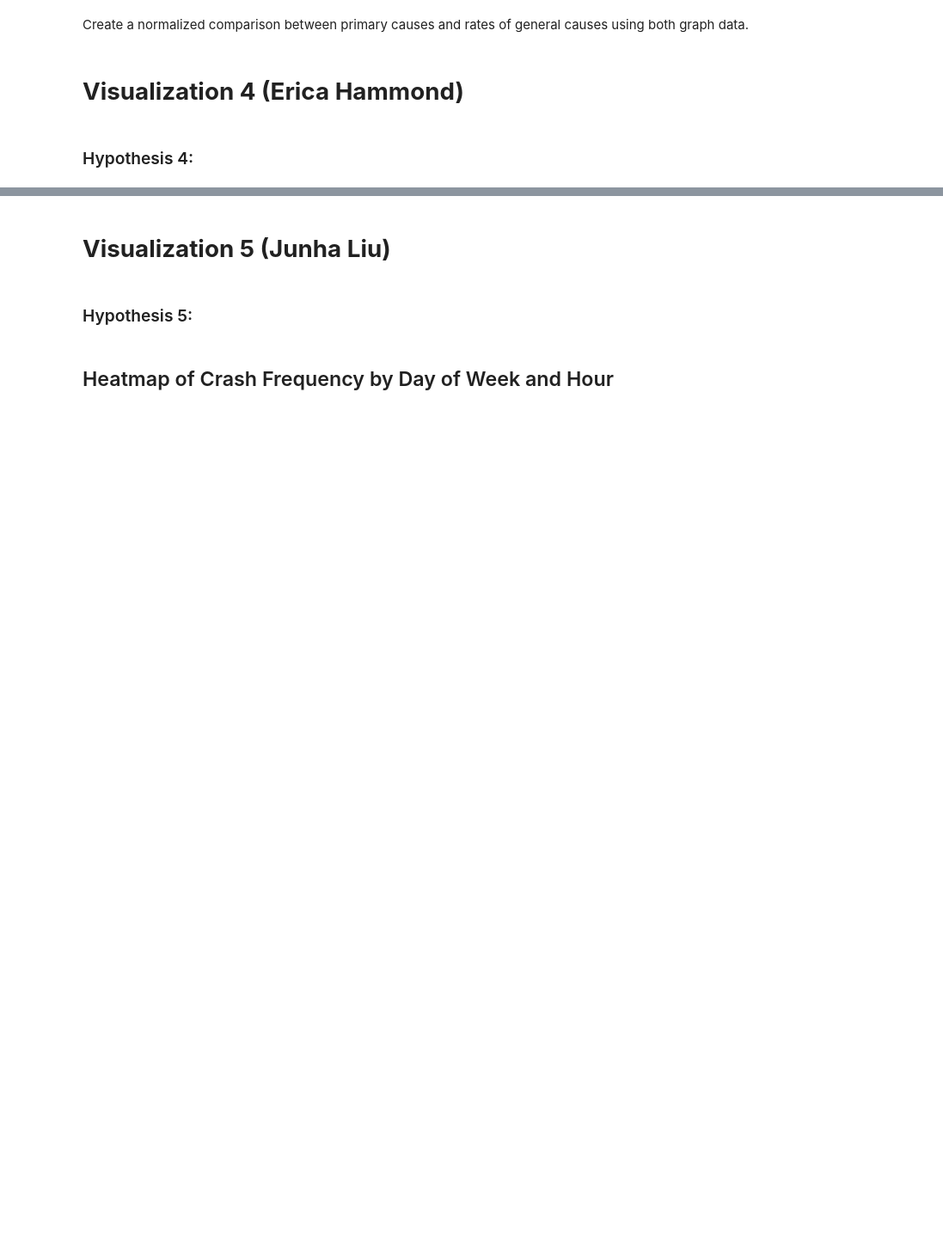
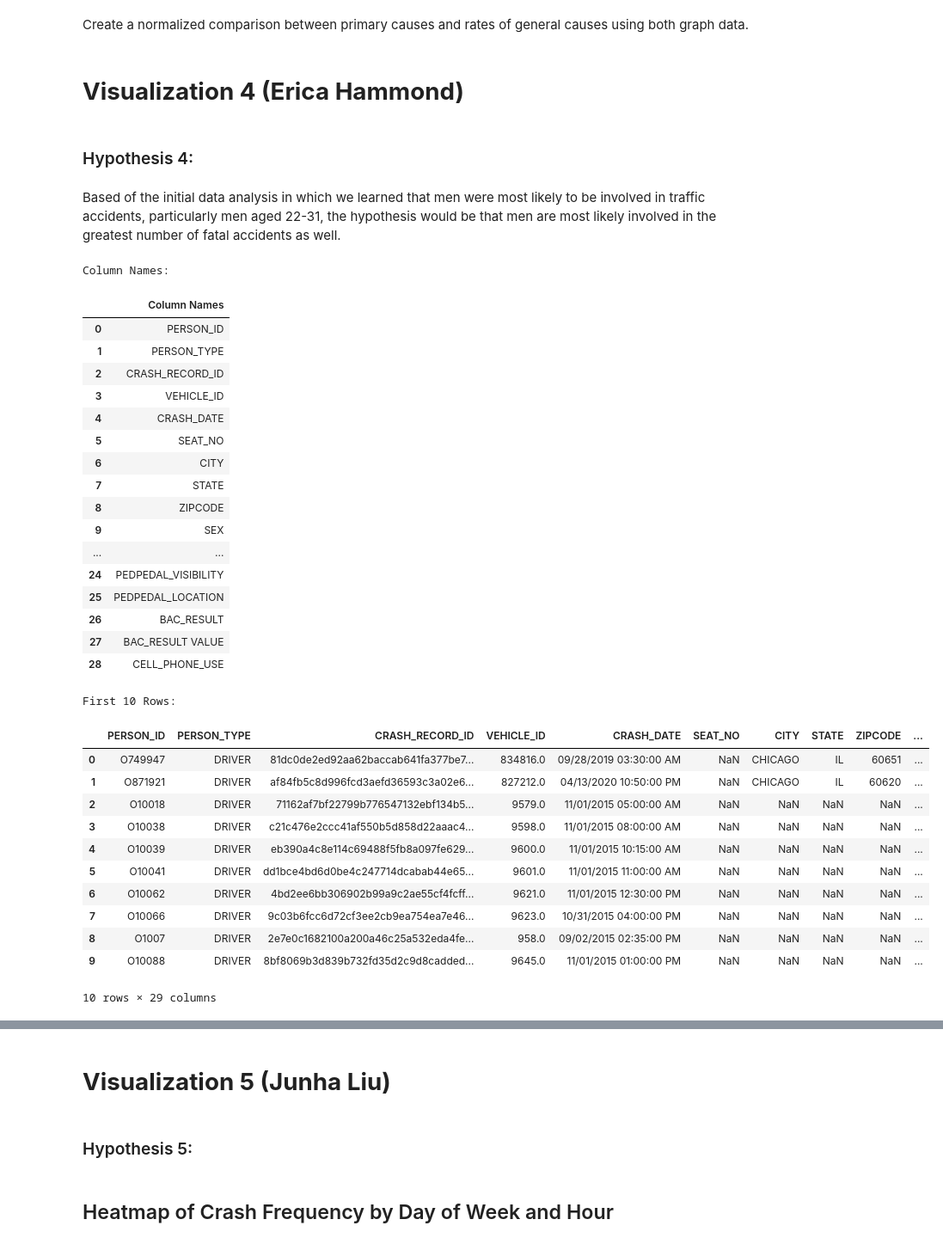
Before and after one commit to jweis4/CS-418-Traffic-Accidents-Analysis-Project, a Jupyter notebook: src/CS-418-Group-16.ipynb, the cells around one changed output, grey strips where cells are left out. Shown at 86% size. Cells and saved outputs as stored; diff of their text form; code cells hidden in the pictures; blank space fills up the shorter version.

```diff
--- a/src/CS-418-Group-16.ipynb
+++ b/src/CS-418-Group-16.ipynb
@@ -488,3 +486,46 @@ Create a normalized comparison between primary causes and rates of general cause
 # **Visualization 4 (Erica Hammond)**
 # %% [markdown]
 ### Hypothesis 4:
+# %% [markdown]
+Based of the initial data analysis in which we learned that men were most likely to be involved in traffic accidents, particularly men aged 22-31, the hypothesis would be that men are most likely involved in the greatest number of fatal accidents as well.
+# %%
+#just printing the first few rows of People for my edification, can delete later
+
+column_names_df = pd.DataFrame(people_df.columns, columns=['Column Names'])
+print("Column Names:")
+display(column_names_df)
+
+print("\nFirst 10 Rows:")
+display(people_df.head(10))
+# %% [output]
+Column Names:
+|  | Column Names |
+| 0 | PERSON_ID |
+| 1 | PERSON_TYPE |
+| 2 | CRASH_RECORD_ID |
+| 3 | VEHICLE_ID |
+| 4 | CRASH_DATE |
+| 5 | SEAT_NO |
+| 6 | CITY |
+| 7 | STATE |
+| 8 | ZIPCODE |
+| 9 | SEX |
+| ... | ... |
+| 24 | PEDPEDAL_VISIBILITY |
+| 25 | PEDPEDAL_LOCATION |
+| 26 | BAC_RESULT |
+| 27 | BAC_RESULT VALUE |
+| 28 | CELL_PHONE_USE |
+First 10 Rows:
+|  | PERSON_ID | PERSON_TYPE | CRASH_RECORD_ID | VEHICLE_ID | CRASH_DATE | SEAT_NO | CITY | STATE | ZIPCODE | ... |
+| 0 | O749947 | DRIVER | 81dc0de2ed92aa62baccab641fa377be7... | 834816.0 | 09/28/2019 03:30:00 AM | NaN | CHICAGO | IL | 60651 | ... |
+| 1 | O871921 | DRIVER | af84fb5c8d996fcd3aefd36593c3a02e6... | 827212.0 | 04/13/2020 10:50:00 PM | NaN | CHICAGO | IL | 60620 | ... |
+| 2 | O10018 | DRIVER | 71162af7bf22799b776547132ebf134b5... | 9579.0 | 11/01/2015 05:00:00 AM | NaN | NaN | NaN | NaN | ... |
+| 3 | O10038 | DRIVER | c21c476e2ccc41af550b5d858d22aaac4... | 9598.0 | 11/01/2015 08:00:00 AM | NaN | NaN | NaN | NaN | ... |
+| 4 | O10039 | DRIVER | eb390a4c8e114c69488f5fb8a097fe629... | 9600.0 | 11/01/2015 10:15:00 AM | NaN | NaN | NaN | NaN | ... |
+| 5 | O10041 | DRIVER | dd1bce4bd6d0be4c247714dcabab44e65... | 9601.0 | 11/01/2015 11:00:00 AM | NaN | NaN | NaN | NaN | ... |
+| 6 | O10062 | DRIVER | 4bd2ee6bb306902b99a9c2ae55cf4fcff... | 9621.0 | 11/01/2015 12:30:00 PM | NaN | NaN | NaN | NaN | ... |
+| 7 | O10066 | DRIVER | 9c03b6fcc6d72cf3ee2cb9ea754ea7e46... | 9623.0 | 10/31/2015 04:00:00 PM | NaN | NaN | NaN | NaN | ... |
+| 8 | O1007 | DRIVER | 2e7e0c1682100a200a46c25a532eda4fe... | 958.0 | 09/02/2015 02:35:00 PM | NaN | NaN | NaN | NaN | ... |
+| 9 | O10088 | DRIVER | 8bf8069b3d839b732fd35d2c9d8cadded... | 9645.0 | 11/01/2015 01:00:00 PM | NaN | NaN | NaN | NaN | ... |
+10 rows × 29 columns
```
Also changed, not shown: parts of 8 cells of this notebook.
